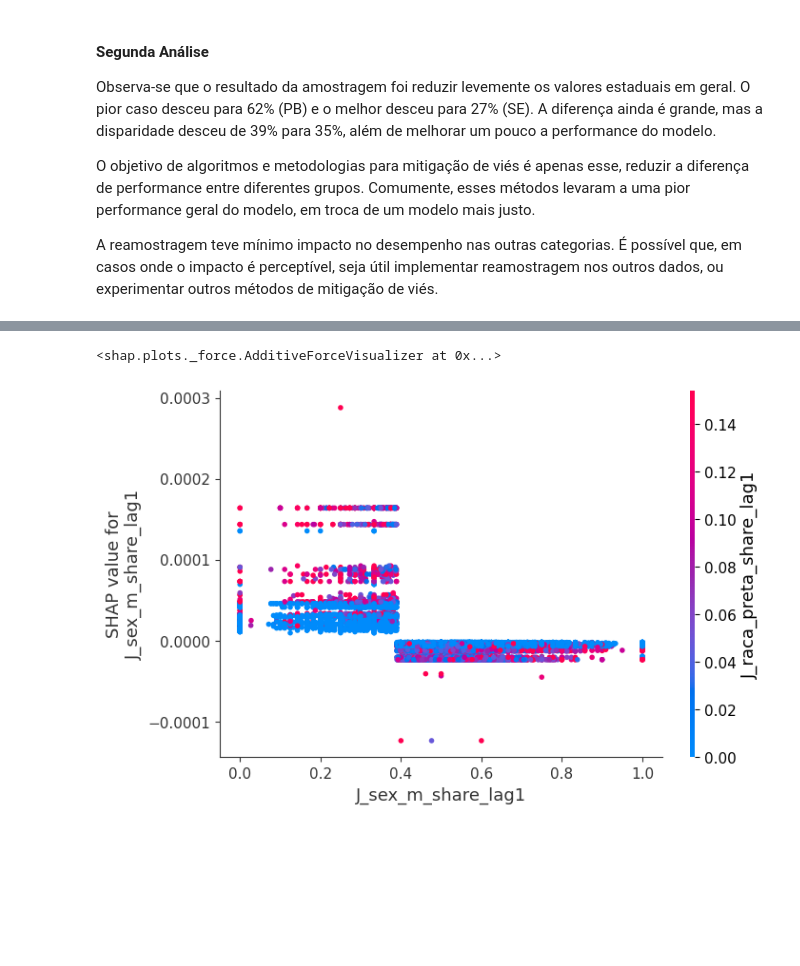
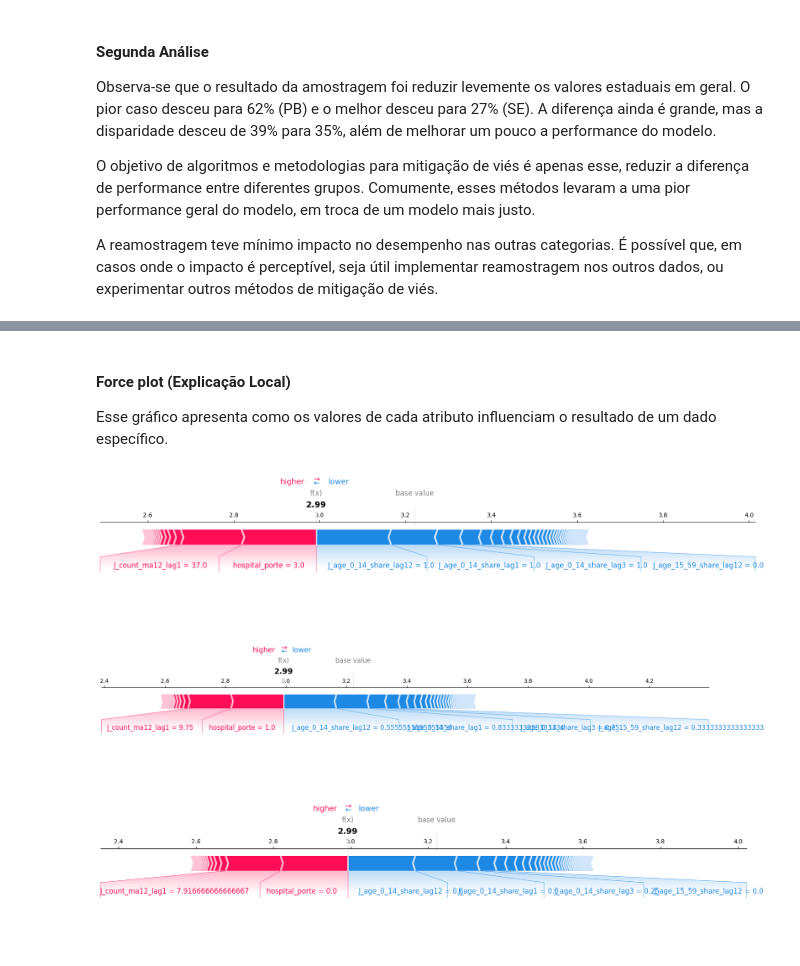
Before and after one commit to Nefex-Shadow/Toy_Example_NIAR, a Jupyter notebook: v2.ipynb, the cells around one changed output, grey strips where cells are left out. Saved outputs shown, nothing was run; the diff lists cells and outputs as text; code cells hidden in the pictures; blank space fills up the shorter version.

```diff
--- a/v2.ipynb
+++ b/v2.ipynb
@@ -458,8 +477,12 @@ shap.summary_plot(shap_values, X_Test, plot_type="dot")
+# %% [markdown]
+#### Force plot (Explicação Local)
+
+Esse gráfico apresenta como os valores de cada atributo influenciam o resultado de um dado específico.
 # %%
-shap.force_plot(explainer.expected_value, shap_values_positive, X_Test.iloc[1990])
+shap.force_plot(explainer.expected_value, shap_values[0], X_Test.iloc[0, :], matplotlib=True)
+shap.force_plot(explainer.expected_value, shap_values[0], X_Test.iloc[100, :], matplotlib=True)
+shap.force_plot(explainer.expected_value, shap_values[0], X_Test.iloc[9031, :], matplotlib=True)
 # %% [output]
-<shap.plots._force.AdditiveForceVisualizer at 0x...>
+[figure, added]
+[figure, added]
+[figure, added]
-# %%
-shap.dependence_plot('J_sex_m_share_lag1', shap_values, X_Test)
-# %% [output]
-[figure, removed]
```
Also changed, not shown: parts of 8 cells of this notebook, 7 other files.
